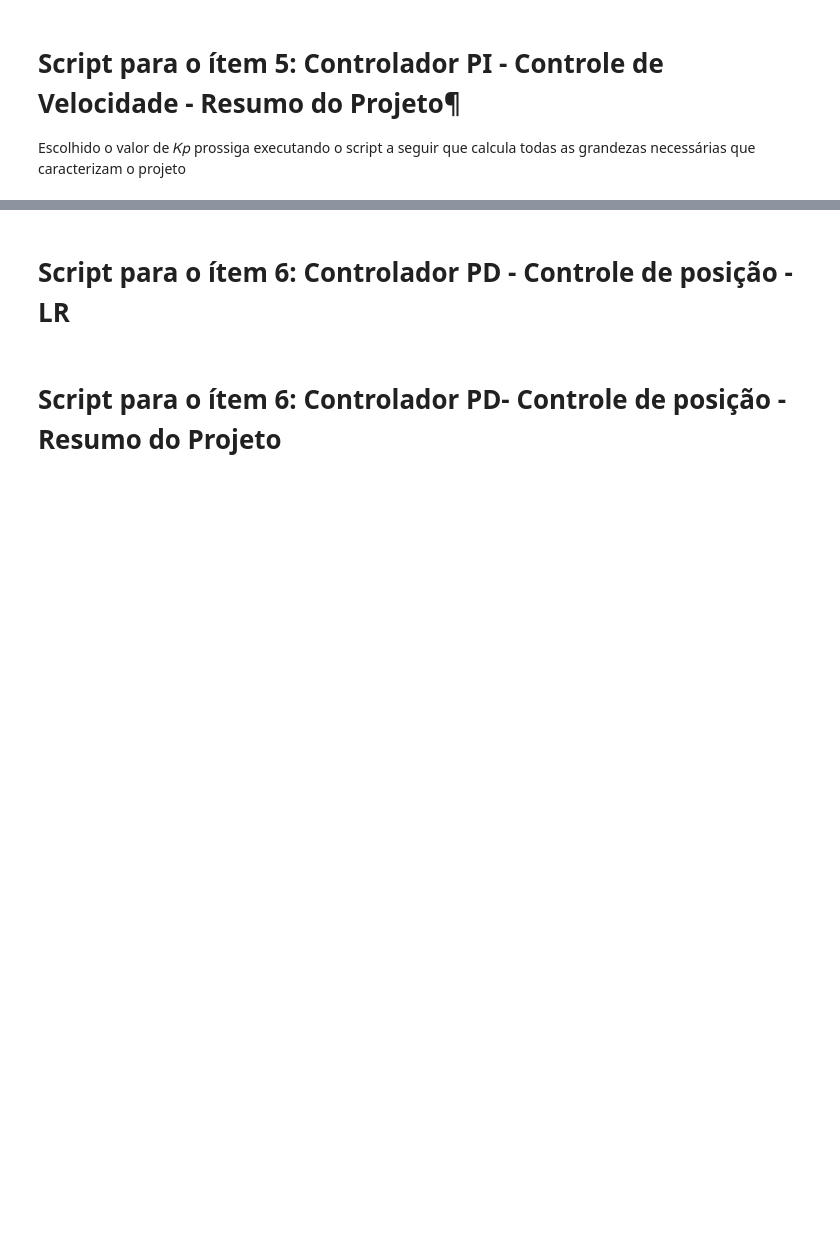
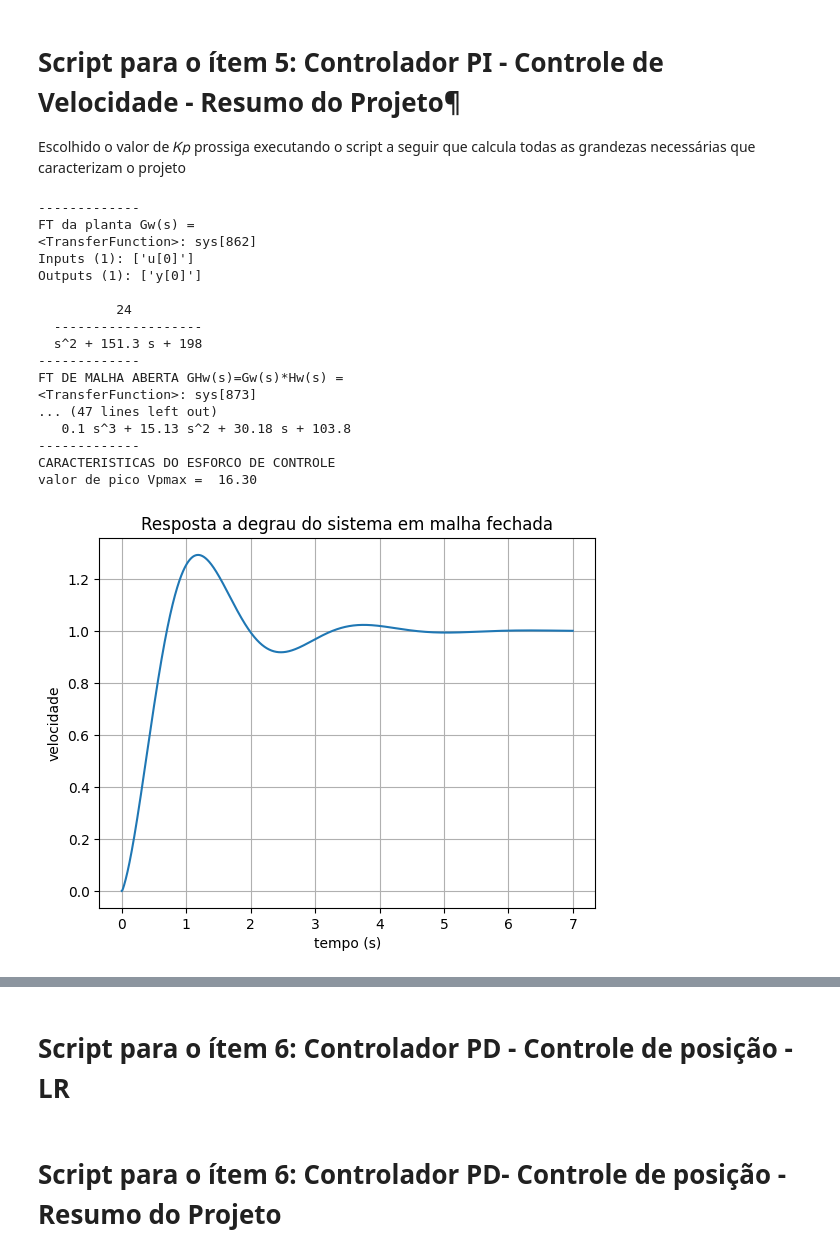
Before and after one commit to Night2077/LAB2, a Jupyter notebook: ProjetoComLugarDasRaizesV2026.ipynb, the cells around one changed output, grey strips where cells are left out. Drawn from its saved outputs; the diff is of its cells as text; code cells hidden in the pictures; blank space fills up the shorter version.

```diff
--- a/ProjetoComLugarDasRaizesV2026.ipynb
+++ b/ProjetoComLugarDasRaizesV2026.ipynb
@@ -646,9 +653,9 @@ print('-------------')
 print('FT da planta Gw(s) = ')
 print(Gw)
 # Setar o ganho obtido pelo LR
-Kp = 1
+Kp = 9.01
 # Definicao do controlador PI
-Ti = 1
+Ti = 0.1
 H1 = Kp*(1+ 1/(Ti*s))
 # Controlador Hw(s)
 Hw = Ktac*H1
@@ -710,30 +717,49 @@ plt.grid()
 # o sinal u(t) pode ser calculado definindo-se
 # um sistema de controle em malha fechada onde H(s)
 # esta na malha direta e G(s) na malha de realimentacao
 #
 # R(s)  E(s)|------|        U(s)
 #---->(+)---| H(s) |------------>
 #    _ ^    |------|    |
 #      |                |
 #      |    |------|    |
 #      |----| G(s) |<----
 #           |------|
 #
 esforco=co.feedback(Hw,Gw)
 print('-------------')
 print('FT DO ESFORCO DE CONTROLE Hw(s)/(1+Hw(s)Gw(s))')
 print(esforco)
 # Caracteristicas da resposta transitória
 SE=co.stepinfo(esforco)
 # Valor de pico
 print('-------------')
 print('CARACTERISTICAS DO ESFORCO DE CONTROLE')
 print('valor de pico Vpmax = ','%.2f' % SE['Peak'])
 plt.figure(4)
 Vw, te = co.step(esforco)
 plt.plot(te, Vw)
 plt.title('Características do esforço de controle')
 plt.xlabel('tempo (s)')
 plt.ylabel('esforco de controle Vp(t)')
 plt.grid()
 plt.show()
+# %% [output]
+-------------
+FT da planta Gw(s) =
+<TransferFunction>: sys[862]
+Inputs (1): ['u[0]']
+Outputs (1): ['y[0]']
+
+          24
+  -------------------
+  s^2 + 151.3 s + 198
+-------------
+FT DE MALHA ABERTA GHw(s)=Gw(s)*Hw(s) =
+<TransferFunction>: sys[873]
+... (47 lines left out)
+   0.1 s^3 + 15.13 s^2 + 30.18 s + 103.8
+-------------
+CARACTERISTICAS DO ESFORCO DE CONTROLE
+valor de pico Vpmax =  16.30
+[figure, added]
```
Also changed, not shown: parts of 5 cells of this notebook.
